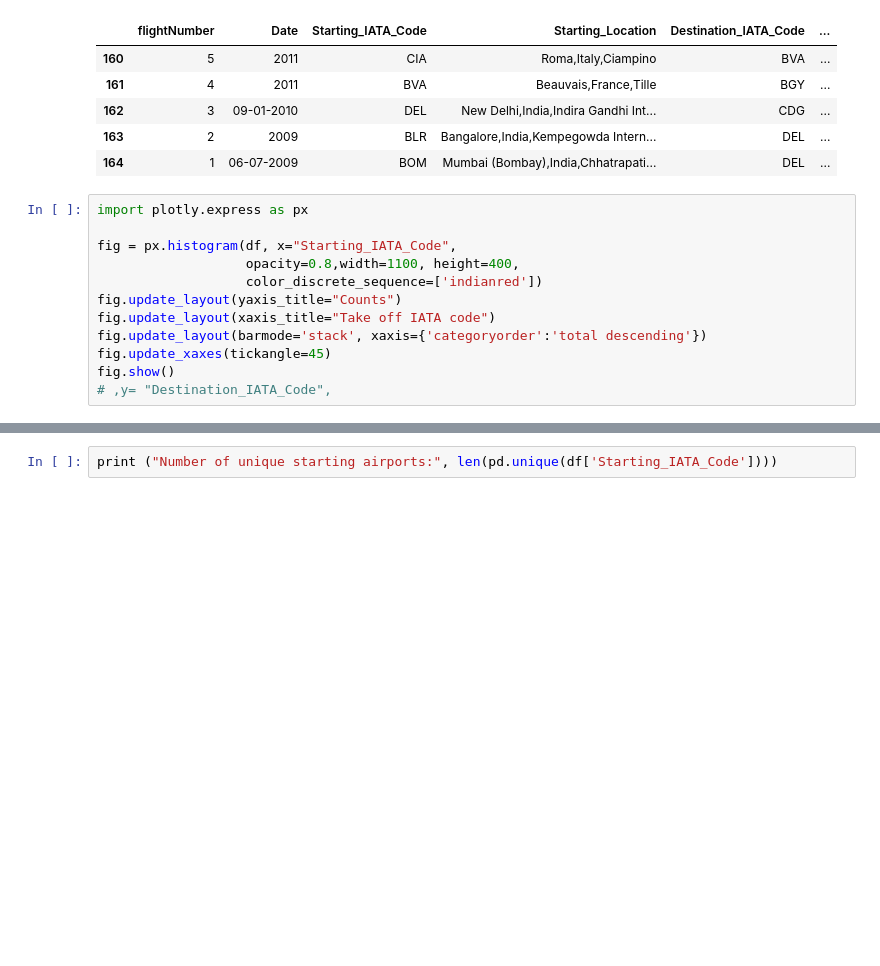
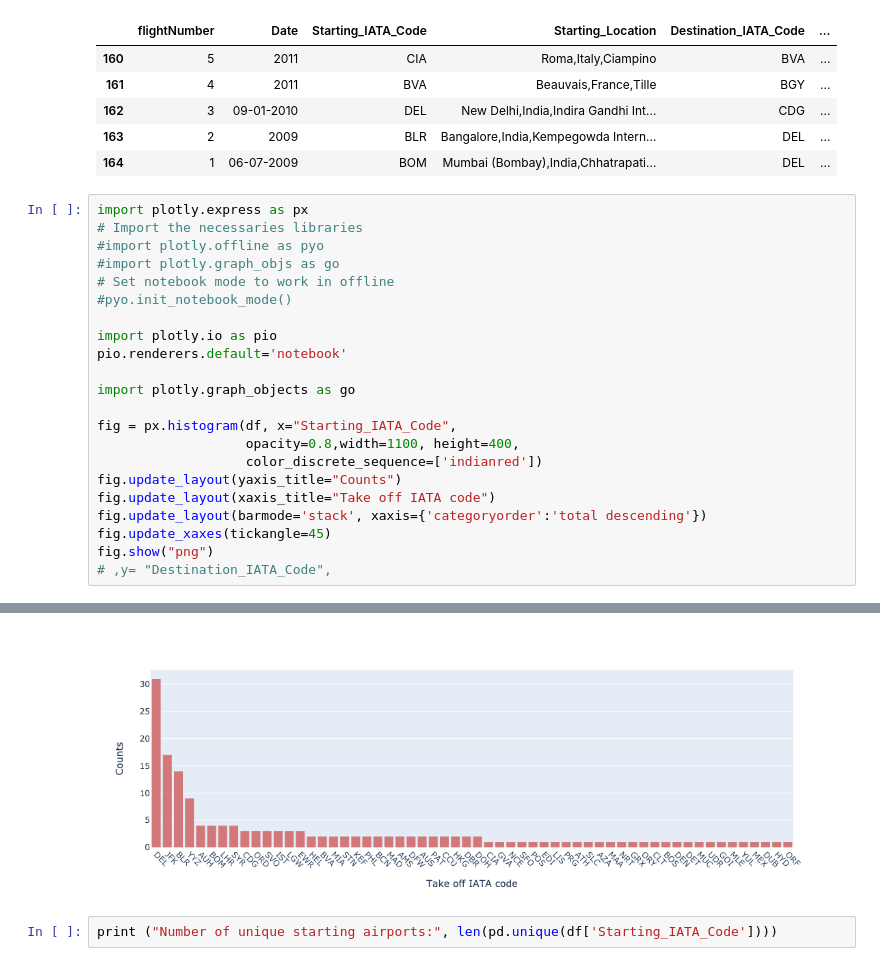
Before and after one commit to rgjha/data_science_basics, a Jupyter notebook: my_flight_data/flightstaken.ipynb, the cells around one changed output, grey strips where cells are left out. Drawn from its saved outputs; the diff is of its cells as text; blank space fills up the shorter version.

Commit message:
Some issue with Plotly not rendering. Fix!

```diff
--- a/my_flight_data/flightstaken.ipynb
+++ b/my_flight_data/flightstaken.ipynb
@@ -17,6 +17,16 @@ df.tail(5)
 | 164 | 1 | 06-07-2009 | BOM | Mumbai (Bombay),India,Chhatrapati... | DEL | ... |
 # %%
 import plotly.express as px
+# Import the necessaries libraries
+#import plotly.offline as pyo
+#import plotly.graph_objs as go
+# Set notebook mode to work in offline
+#pyo.init_notebook_mode()
+
+import plotly.io as pio
+pio.renderers.default='notebook'
+
+import plotly.graph_objects as go
 
 fig = px.histogram(df, x="Starting_IATA_Code",
                    opacity=0.8,width=1100, height=400,
@@ -25,6 +35,6 @@ fig.update_layout(yaxis_title="Counts")
 fig.update_layout(xaxis_title="Take off IATA code")
 fig.update_layout(barmode='stack', xaxis={'categoryorder':'total descending'})
 fig.update_xaxes(tickangle=45)
-fig.show()
+fig.show("png")
 # ,y= "Destination_IATA_Code",
 # %% [output]
@@ -32,3 +41,4 @@ fig.show()
+[figure, added]
 # %%
 print ("Number of unique starting airports:", len(pd.unique(df['Starting_IATA_Code'])))
 # %% [output]
```
Also changed, not shown: parts of 5 cells of this notebook.
